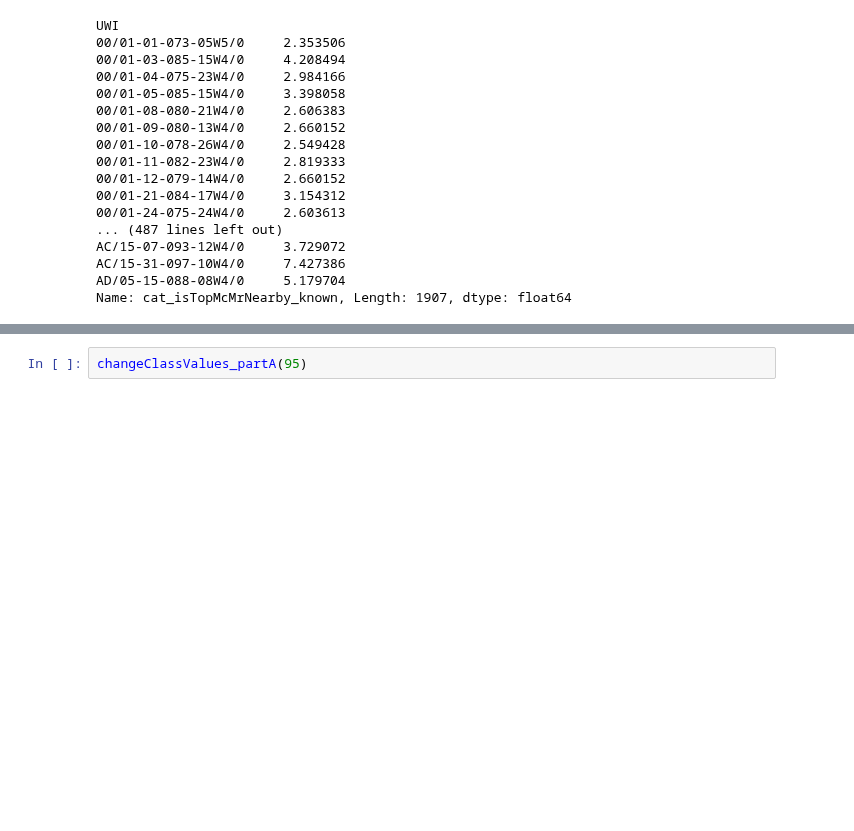
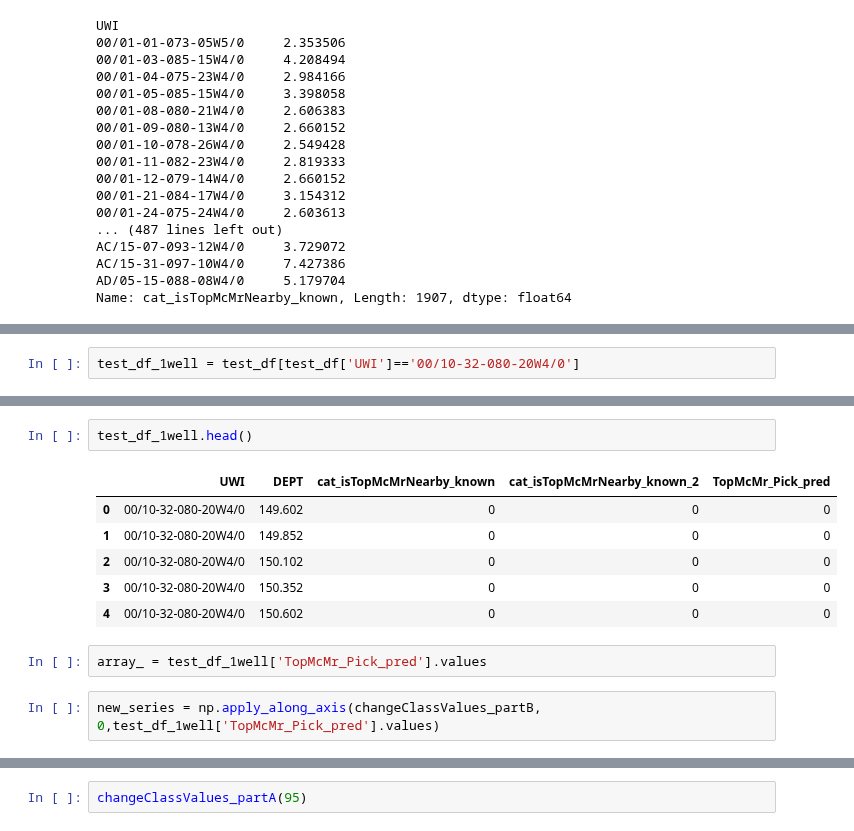
Before and after one commit to JustinGOSSES/MannvilleGroup_Strat_Hackathon, a Jupyter notebook: notebooks_2018/modular_redo/Machine_Learning/Machine_Learning_PostSplit_vA_20180804.ipynb, the cells around one changed output, grey strips where cells are left out. Drawn from its saved outputs; the diff is of its cells as text; blank space fills up the shorter version.

```diff
--- a/notebooks_2018/modular_redo/Machine_Learning/Machine_Learning_PostSplit_vA_20180804.ipynb
+++ b/notebooks_2018/modular_redo/Machine_Learning/Machine_Learning_PostSplit_vA_20180804.ipynb
@@ -447,0 +454,2 @@ np.apply_along_axis(changeClassValues_partB, 0,[0, 0, 10, 10, 95, 10,0,95,100,10
+# %%
+test_df_1well = test_df[test_df['UWI']=='00/10-32-080-20W4/0']
@@ -447,0 +460,13 @@ np.apply_along_axis(changeClassValues_partB, 0,[0, 0, 10, 10, 95, 10,0,95,100,10
+# %%
+test_df_1well.head()
+# %% [output]
+|  | UWI | DEPT | cat_isTopMcMrNearby_known | cat_isTopMcMrNearby_known_2 | TopMcMr_Pick_pred |
+| 0 | 00/10-32-080-20W4/0 | 149.602 | 0 | 0 | 0 |
+| 1 | 00/10-32-080-20W4/0 | 149.852 | 0 | 0 | 0 |
+| 2 | 00/10-32-080-20W4/0 | 150.102 | 0 | 0 | 0 |
+| 3 | 00/10-32-080-20W4/0 | 150.352 | 0 | 0 | 0 |
+| 4 | 00/10-32-080-20W4/0 | 150.602 | 0 | 0 | 0 |
+# %%
+array_ = test_df_1well['TopMcMr_Pick_pred'].values
+# %%
+new_series = np.apply_along_axis(changeClassValues_partB, 0,test_df_1well['TopMcMr_Pick_pred'].values)
```
Also changed, not shown: parts of 11 cells of this notebook.
